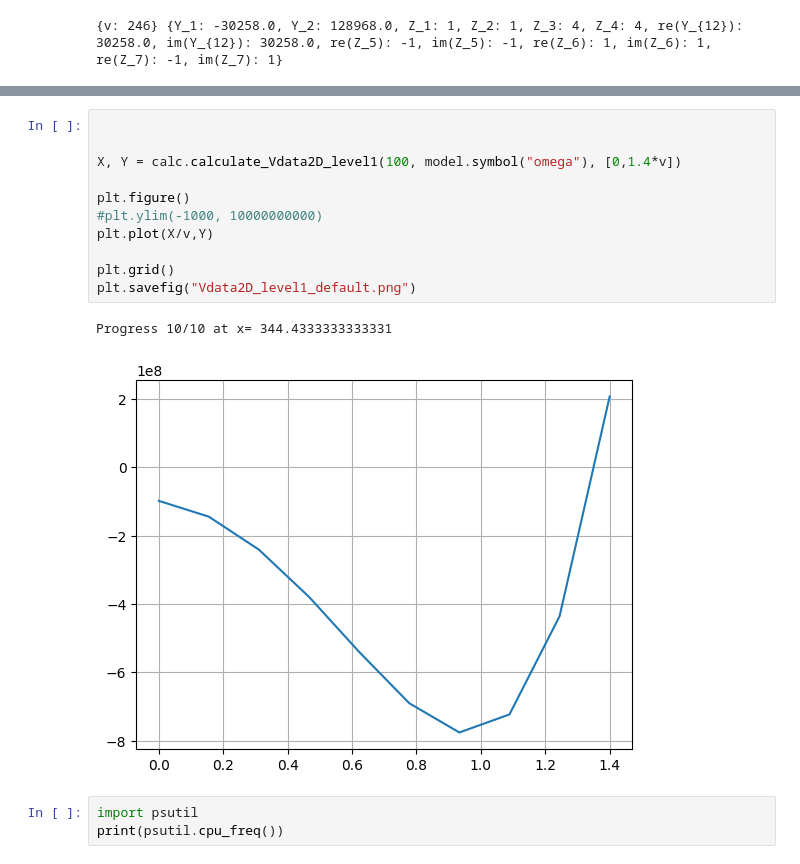
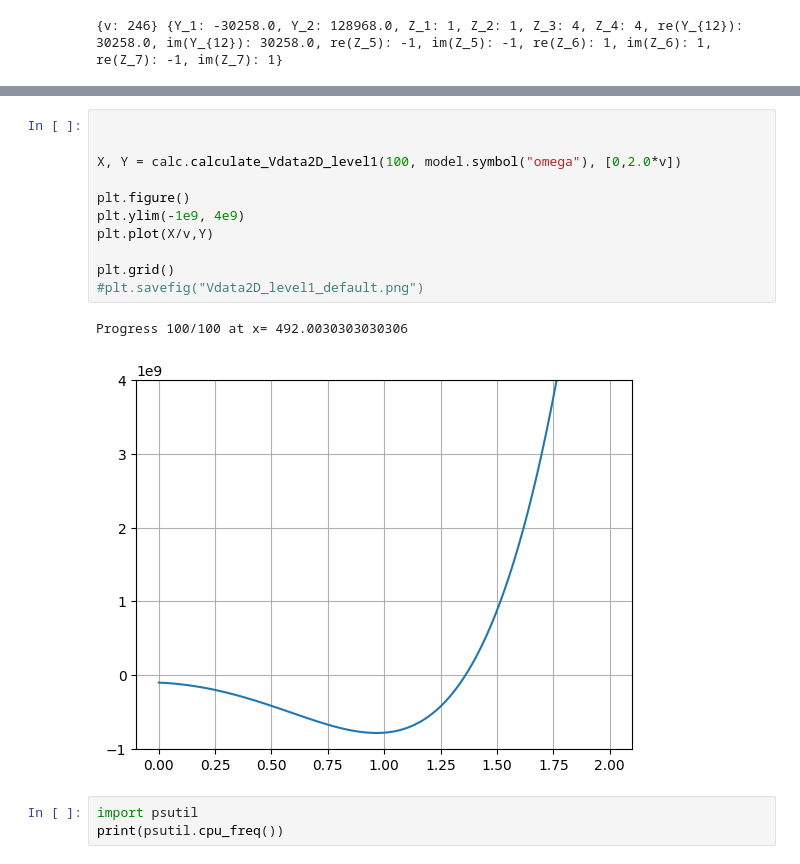
Before and after one commit to Jallemannen/G2HDM, a Jupyter notebook: Notebooks/Debug.ipynb, the cells around one changed output, grey strips where cells are left out. Saved outputs shown, nothing was run; the diff lists cells and outputs as text.

```diff
--- a/Notebooks/Debug.ipynb
+++ b/Notebooks/Debug.ipynb
@@ -226,17 +227,17 @@ plt.savefig("Vdata2D_level0_default.png")
 # %%
 
 
-X, Y = calc.calculate_Vdata2D_level1(100, model.symbol("omega"), [0,1.4*v])
+X, Y = calc.calculate_Vdata2D_level1(100, model.symbol("omega"), [0,2.0*v])
 
 plt.figure()
-#plt.ylim(-1000, 10000000000)
+plt.ylim(-1e9, 4e9)
 plt.plot(X/v,Y)
 
 plt.grid()
-plt.savefig("Vdata2D_level1_default.png")
+#plt.savefig("Vdata2D_level1_default.png")
 # %% [output]
-Progress 10/10 at x= 344.4333333333331
+Progress 100/100 at x= 492.0030303030306
-[figure, old version]
+[figure, new version]
 # %%
 import psutil
 print(psutil.cpu_freq())
```
Also changed, not shown: parts of 1 cell of this notebook.
